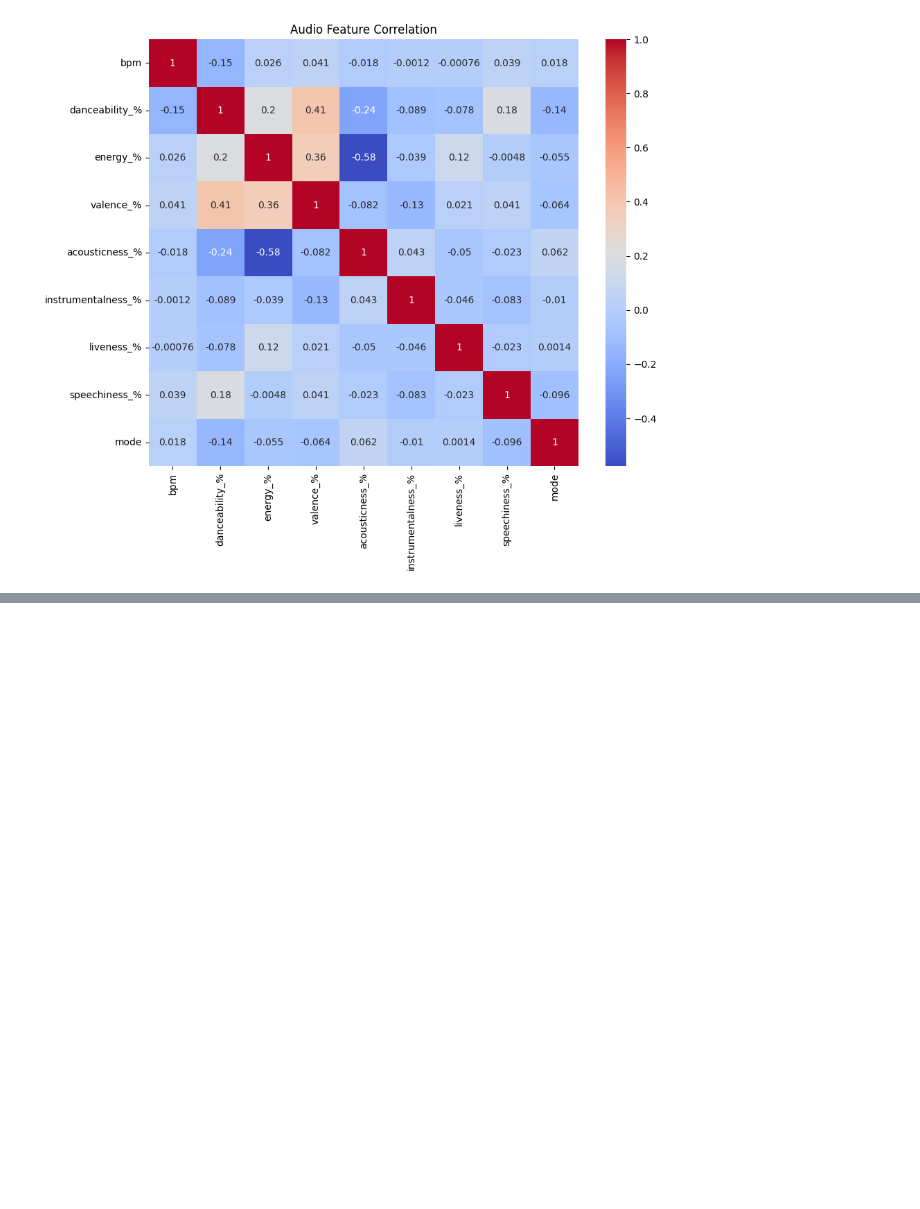
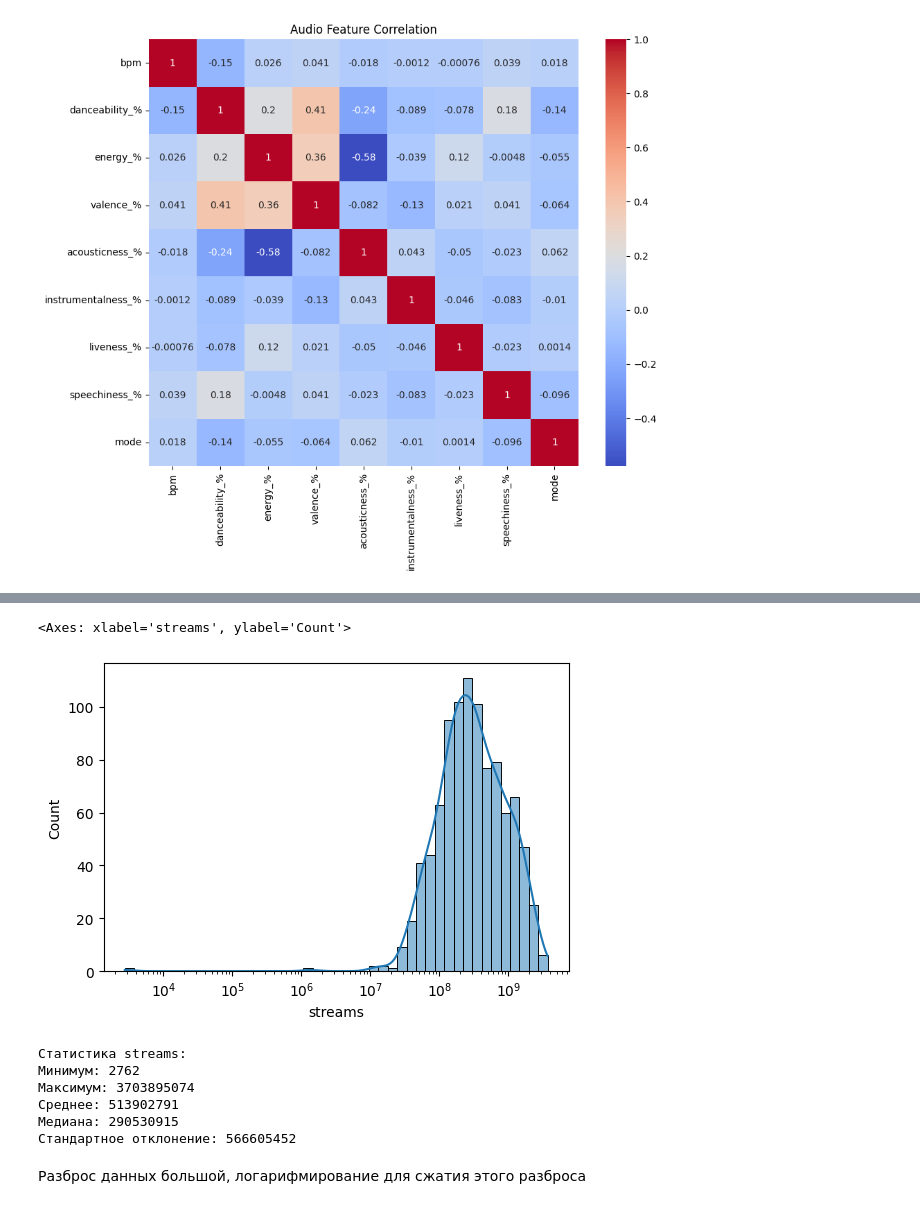
Before and after one commit to ekttd/most-streamed-spotify-songs, a Jupyter notebook: most_streamed_spotify_songs.ipynb, the cells around one changed output, grey strips where cells are left out. Cells and saved outputs as stored; diff of their text form; code cells hidden in the pictures; blank space fills up the shorter version.

Commit message:
added streams and log streams

```diff
--- a/most_streamed_spotify_songs.ipynb
+++ b/most_streamed_spotify_songs.ipynb
@@ -146,0 +164,8 @@ plt.show()
+# %%
+df["streams"] = pd.to_numeric(df["streams"], errors="coerce")
+# %%
+figure = plt.figure(figsize=(6,4))
+sns.histplot(df["streams"] , kde= True ,log_scale= True)
+# %% [output]
+<Axes: xlabel='streams', ylabel='Count'>
+[figure, added]
@@ -146,0 +174,17 @@ plt.show()
+# %%
+from scipy.stats import skew
+print("Статистика streams:")
+print(f"Минимум: {df['streams'].min():.0f}")
+print(f"Максимум: {df['streams'].max():.0f}")
+print(f"Среднее: {df['streams'].mean():.0f}")
+print(f"Медиана: {df['streams'].median():.0f}")
+print(f"Стандартное отклонение: {df['streams'].std():.0f}")
+# %% [output]
+Статистика streams:
+Минимум: 2762
+Максимум: 3703895074
+Среднее: 513902791
+Медиана: 290530915
+Стандартное отклонение: 566605452
+# %% [markdown]
+Разброс данных большой, логарифмирование для сжатия этого разброса
```
Also changed, not shown: parts of 6 cells of this notebook.
